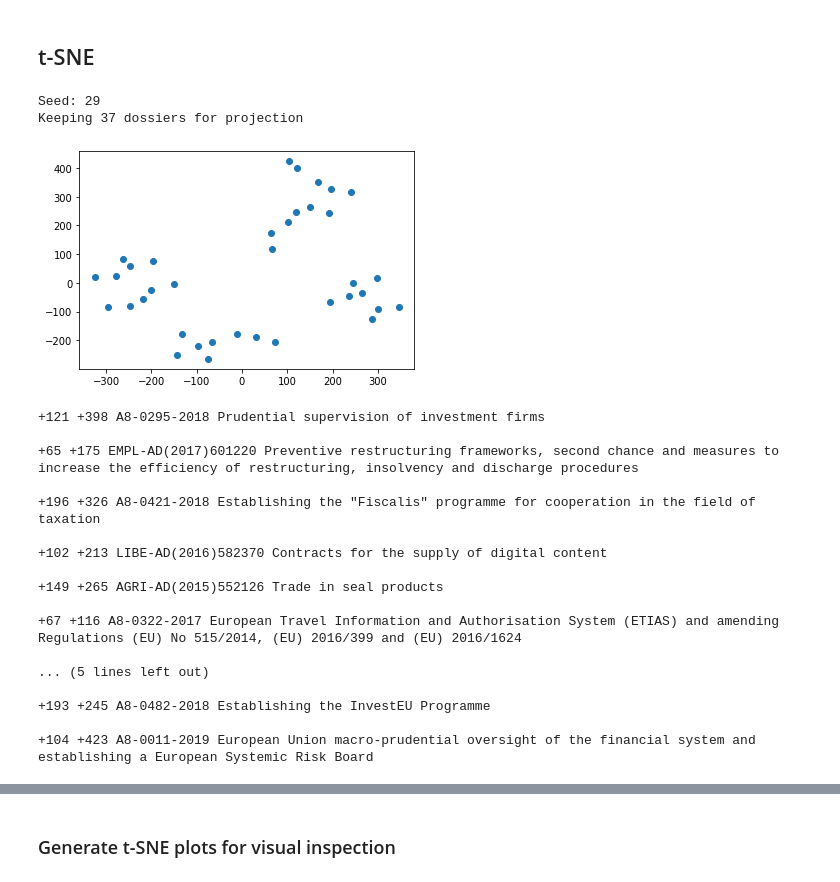
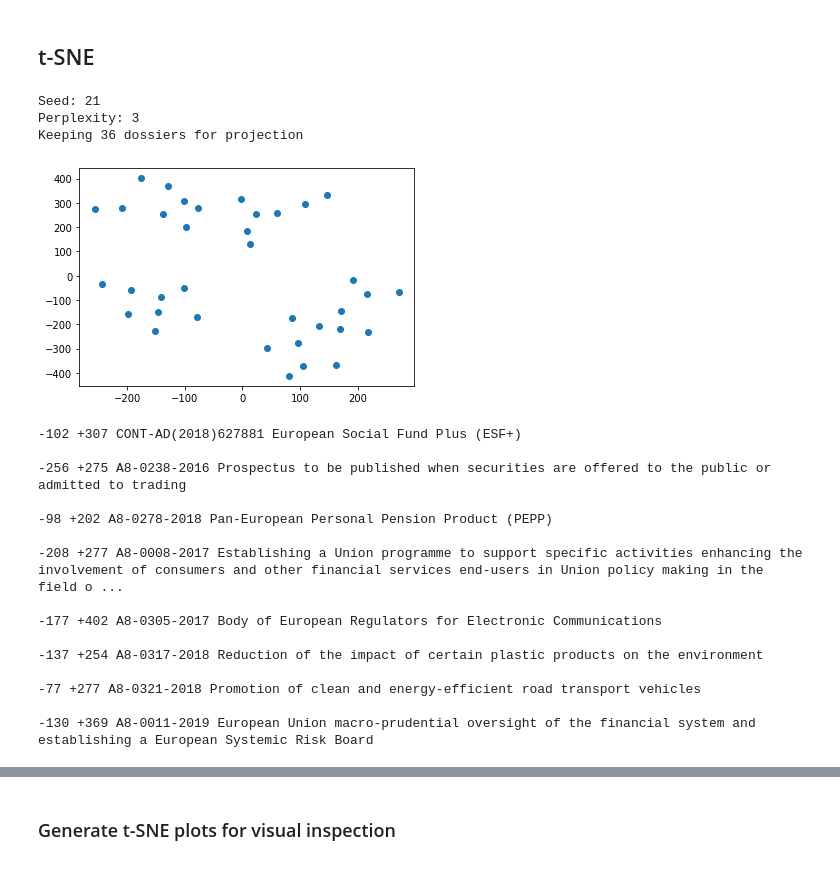
Before and after one commit to indy-lab/war-of-words-2, a Jupyter notebook: 4-analysis/latent-features.ipynb, the cells around one changed output, grey strips where cells are left out. Saved outputs shown, nothing was run; the diff lists cells and outputs as text; code cells hidden in the pictures.

```diff
--- a/4-analysis/latent-features.ipynb
+++ b/4-analysis/latent-features.ipynb
@@ -21,13 +20,11 @@ BASE = '/Users/kristof/GitHub/parl'
 ## Load data
 # %%
 dossier2title = dict()
-with open(f'{BASE}/data/data/helpers/ep{LEG}-dossier2title.json', 'r') as f:
-    for l in f.readlines():
-        d = json.loads(l)
-        for k, v in d.items():
-            dossier2title[k.replace('_', '-')] = v
+with open(f'{BASE}/data/helpers/dossier-titles.json', 'r') as f:
+    dossier2title = json.load(f)
 # %%
-model = TrainedWarOfWordsLatent.load(f'{BASE}/public/war-of-words-2/2-training/trained-models/ep{LEG}-{DATA}-{FEAT}.predict')
+model_path = f'{BASE}/2-training/trained-models/ep{LEG}-{FEAT}.fit'
+model = TrainedWarOfWordsLatent.load(model_path)
 vec = model._vec
 parameters = model.parameters
 features = parameters._features
@@ -148,32 +191,34 @@ def display_dossiers(embed, coords, idx, doss_refs, x_lo, x_hi, y_lo, y_hi):
             title = dossier2title[ref]
             print(f'{x:+.0f} {y:+.0f} {ref:<10} {title}\n')
 # %%
+seed = 21
+perplexity = 3
 print(f'Seed: {seed}')
-embed, coords, idx = plot_tsne(pca, vec_y, perplexity=3, seed=4, n=10)
+print(f'Perplexity: {perplexity}')
+embed, coords, idx = plot_tsne(pca, vec_y, perplexity=perplexity, seed=seed, n=10)
 # %% [output]
-Seed: 29
-Keeping 37 dossiers for projection
+Seed: 21
+Perplexity: 3
+Keeping 36 dossiers for projection
-[figure, old version]
+[figure, new version]
 # %%
-# Top.
-x_lo, x_hi = 0, 300
-y_lo, y_hi = 50, 500
+# Top-left.
+x_lo, x_hi = -400, -50
+y_lo, y_hi = 150, 500
 display_dossiers(embed, coords, idx, doss_refs, x_lo, x_hi, y_lo, y_hi)
 # %% [output]
-+121 +398 A8-0295-2018 Prudential supervision of investment firms
+-102 +307 CONT-AD(2018)627881 European Social Fund Plus (ESF+)
 
-+65 +175 EMPL-AD(2017)601220 Preventive restructuring frameworks, second chance and measures to increase the efficiency of restructuring, insolvency and discharge procedures
+-256 +275 A8-0238-2016 Prospectus to be published when securities are offered to the public or admitted to trading
 
-+196 +326 A8-0421-2018 Establishing the "Fiscalis" programme for cooperation in the field of taxation
+-98 +202 A8-0278-2018 Pan-European Personal Pension Product (PEPP)
 
-+102 +213 LIBE-AD(2016)582370 Contracts for the supply of digital content
+-208 +277 A8-0008-2017 Establishing a Union programme to support specific activities enhancing the involvement of consumers and other financial services end-users in Union policy making in the field o ...
 
-+149 +265 AGRI-AD(2015)552126 Trade in seal products
+-177 +402 A8-0305-2017 Body of European Regulators for Electronic Communications
 
-+67 +116 A8-0322-2017 European Travel Information and Authorisation System (ETIAS) and amending Regulations (EU) No 515/2014, (EU) 2016/399 and (EU) 2016/1624
+-137 +254 A8-0317-2018 Reduction of the impact of certain plastic products on the environment
 
-... (5 lines left out)
+-77 +277 A8-0321-2018 Promotion of clean and energy-efficient road transport vehicles
 
-+193 +245 A8-0482-2018 Establishing the InvestEU Programme
-
-+104 +423 A8-0011-2019 European Union macro-prudential oversight of the financial system and establishing a European Systemic Risk Board
+-130 +369 A8-0011-2019 European Union macro-prudential oversight of the financial system and establishing a European Systemic Risk Board
```
Also changed, not shown: parts of 18 cells of this notebook, 8 other files.
